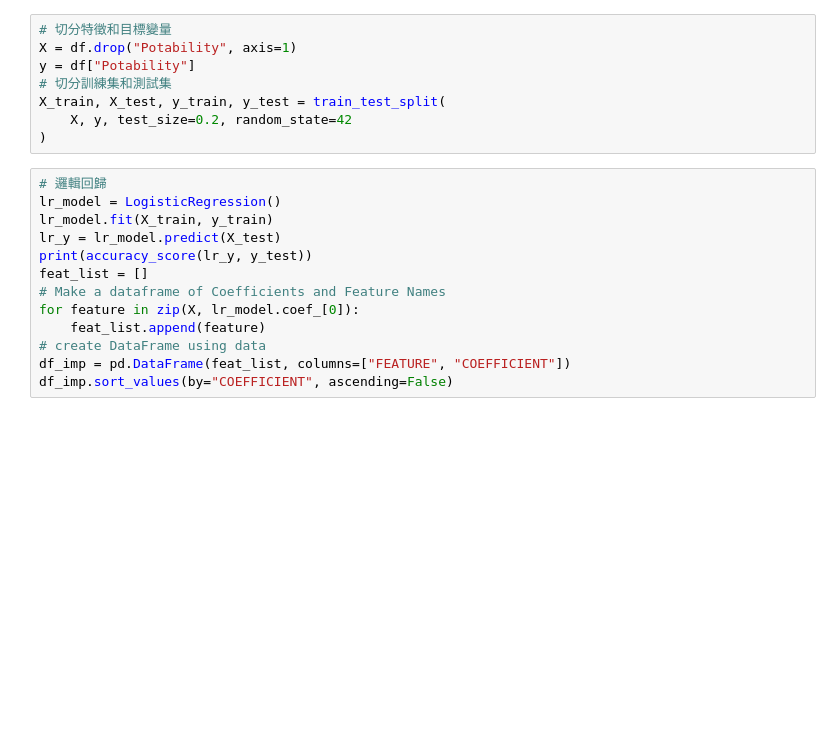
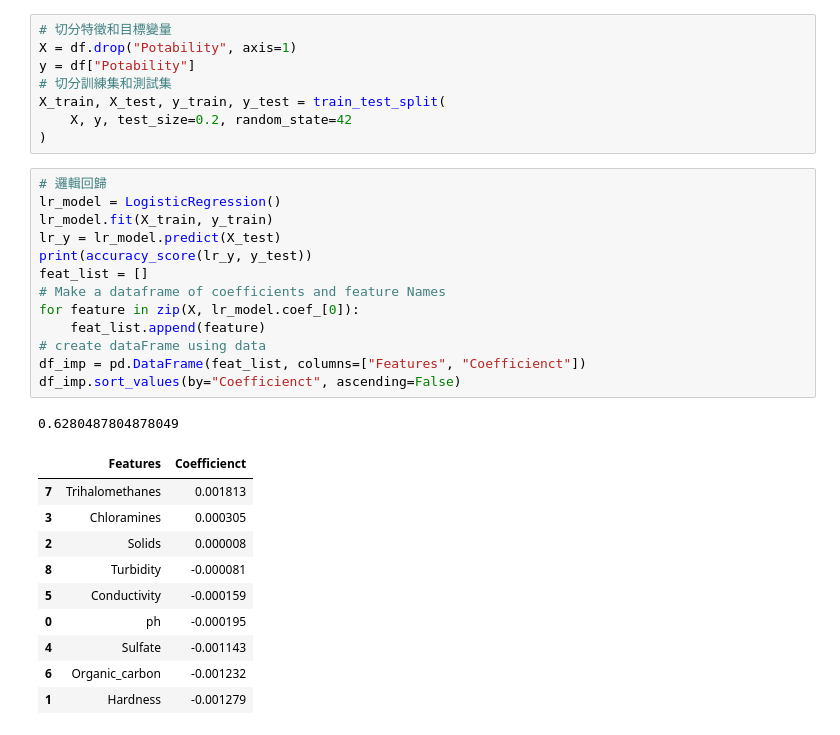
Before and after one commit to Log20/Water_potability, a Jupyter notebook: water_potability.ipynb, the cells around one changed output. Saved outputs shown, nothing was run; the diff lists cells and outputs as text; blank space fills up the shorter version.

```diff
--- a/water_potability.ipynb
+++ b/water_potability.ipynb
@@ -43,13 +74,25 @@ X_train, X_test, y_train, y_test = train_test_split(
 # %%
 # 邏輯回歸
 lr_model = LogisticRegression()
 lr_model.fit(X_train, y_train)
 lr_y = lr_model.predict(X_test)
 print(accuracy_score(lr_y, y_test))
 feat_list = []
-# Make a dataframe of Coefficients and Feature Names
+# Make a dataframe of coefficients and feature Names
 for feature in zip(X, lr_model.coef_[0]):
     feat_list.append(feature)
-# create DataFrame using data
-df_imp = pd.DataFrame(feat_list, columns=["FEATURE", "COEFFICIENT"])
-df_imp.sort_values(by="COEFFICIENT", ascending=False)
+# create dataFrame using data
+df_imp = pd.DataFrame(feat_list, columns=["Features", "Coefficienct"])
+df_imp.sort_values(by="Coefficienct", ascending=False)
+# %% [output]
+0.6280487804878049
+|  | Features | Coefficienct |
+| 7 | Trihalomethanes | 0.001813 |
+| 3 | Chloramines | 0.000305 |
+| 2 | Solids | 0.000008 |
+| 8 | Turbidity | -0.000081 |
+| 5 | Conductivity | -0.000159 |
+| 0 | ph | -0.000195 |
+| 4 | Sulfate | -0.001143 |
+| 6 | Organic_carbon | -0.001232 |
+| 1 | Hardness | -0.001279 |
```
Also changed, not shown: parts of 3 cells of this notebook.
